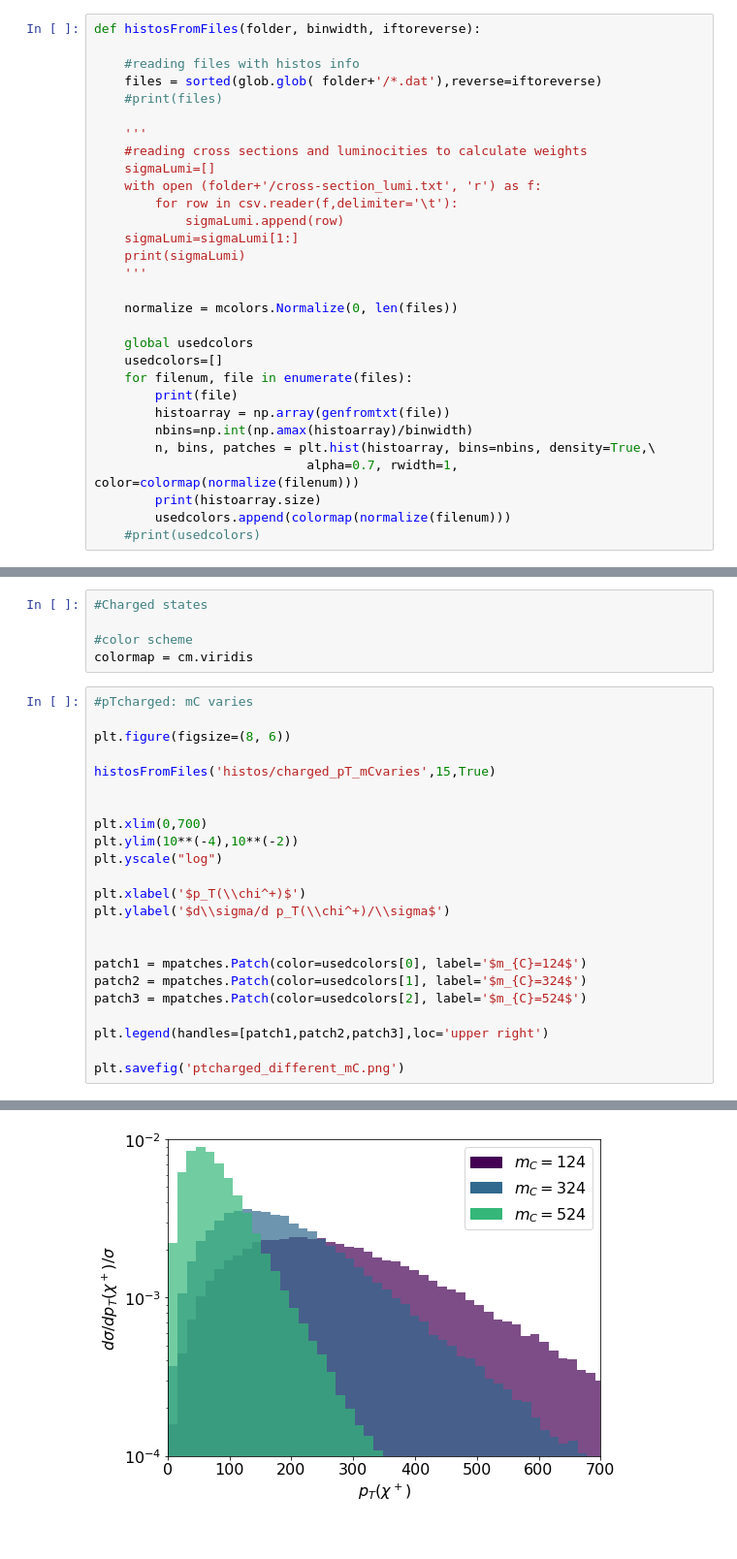
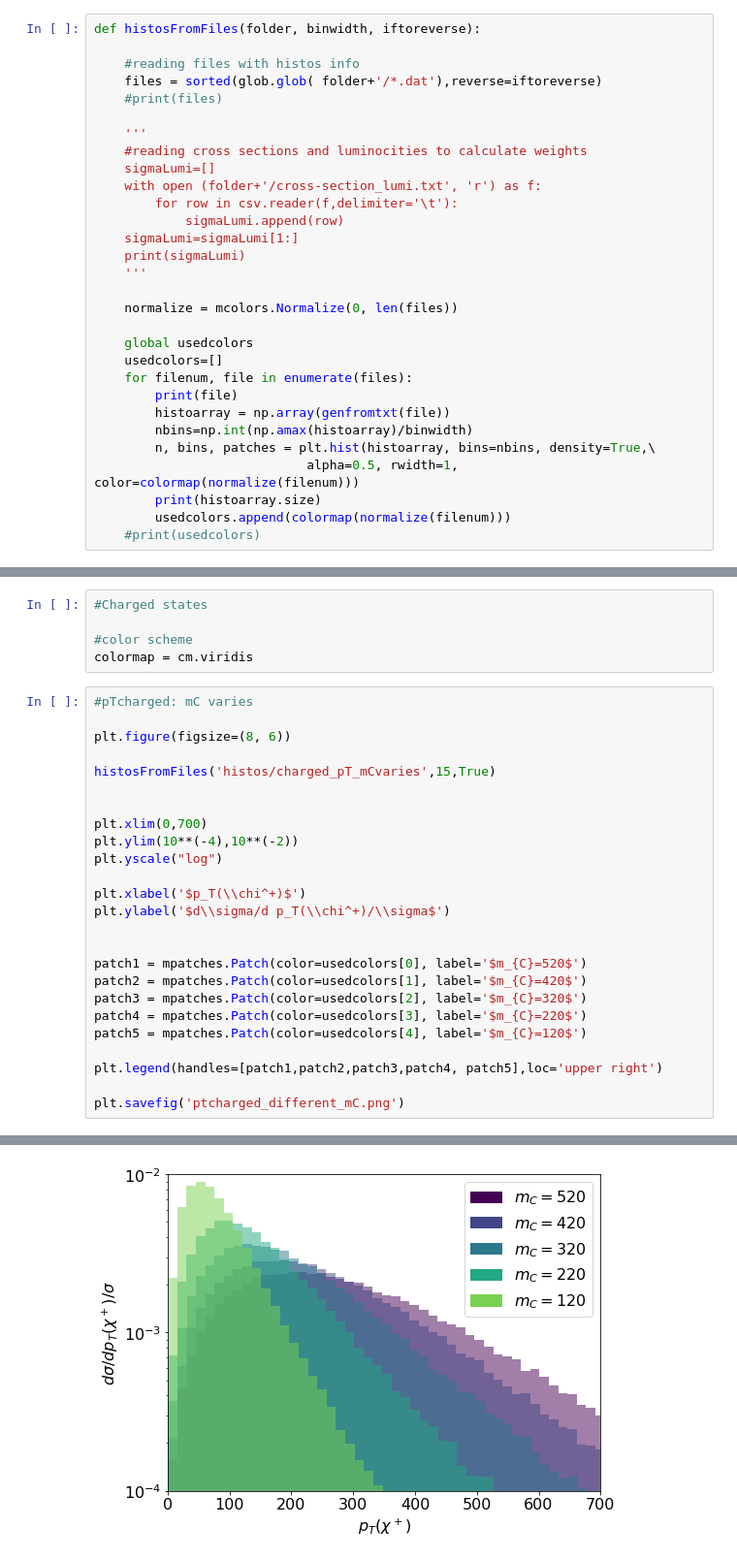
Before and after one commit to anasthesia/SoftLLP, a Jupyter notebook: kinematics/plot_histos.ipynb, the cells around one changed output, grey strips where cells are left out. Shown at 97% size. Cells and saved outputs as stored; diff of their text form.

```diff
--- a/kinematics/plot_histos.ipynb
+++ b/kinematics/plot_histos.ipynb
@@ -43,7 +43,7 @@ def histosFromFiles(folder, binwidth, iftoreverse):
         histoarray = np.array(genfromtxt(file))
         nbins=np.int(np.amax(histoarray)/binwidth)
         n, bins, patches = plt.hist(histoarray, bins=nbins, density=True,\
-                            alpha=0.7, rwidth=1, color=colormap(normalize(filenum)))
+                            alpha=0.5, rwidth=1, color=colormap(normalize(filenum)))
         print(histoarray.size)
         usedcolors.append(colormap(normalize(filenum)))
     #print(usedcolors)
@@ -320,11 +413,13 @@ plt.xlabel('$p_T(\\chi^+)$')
 plt.ylabel('$d\\sigma/d p_T(\\chi^+)/\\sigma$')
 
 
-patch1 = mpatches.Patch(color=usedcolors[0], label='$m_{C}=124$')
-patch2 = mpatches.Patch(color=usedcolors[1], label='$m_{C}=324$')
-patch3 = mpatches.Patch(color=usedcolors[2], label='$m_{C}=524$')
+patch1 = mpatches.Patch(color=usedcolors[0], label='$m_{C}=520$')
+patch2 = mpatches.Patch(color=usedcolors[1], label='$m_{C}=420$')
+patch3 = mpatches.Patch(color=usedcolors[2], label='$m_{C}=320$')
+patch4 = mpatches.Patch(color=usedcolors[3], label='$m_{C}=220$')
+patch5 = mpatches.Patch(color=usedcolors[4], label='$m_{C}=120$')
 
-plt.legend(handles=[patch1,patch2,patch3],loc='upper right')
+plt.legend(handles=[patch1,patch2,patch3,patch4, patch5],loc='upper right')
 
 plt.savefig('ptcharged_different_mC.png')
 # %% [output]
@@ -335,3 +434,3 @@ histos/charged_pT_mCvaries/pTminus_rr5.00e-08_mS3.00e+02_mT3.20e+02.dat
 histos/charged_pT_mCvaries/pTminus_rr5.00e-08_mS1.00e+02_mT1.20e+02.dat
 100000
-[figure, old version]
+[figure, new version]
```
Also changed, not shown: parts of 11 cells of this notebook.
